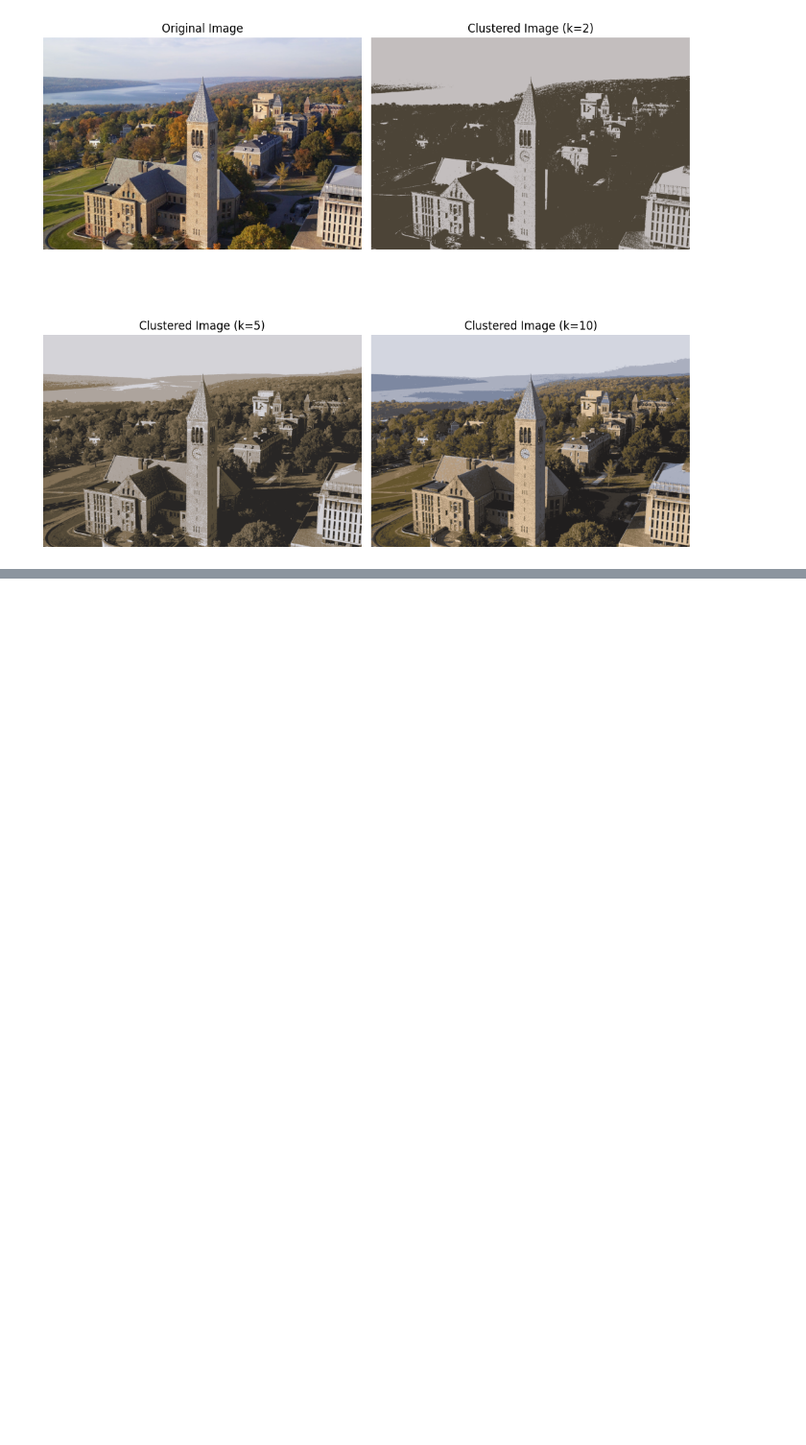
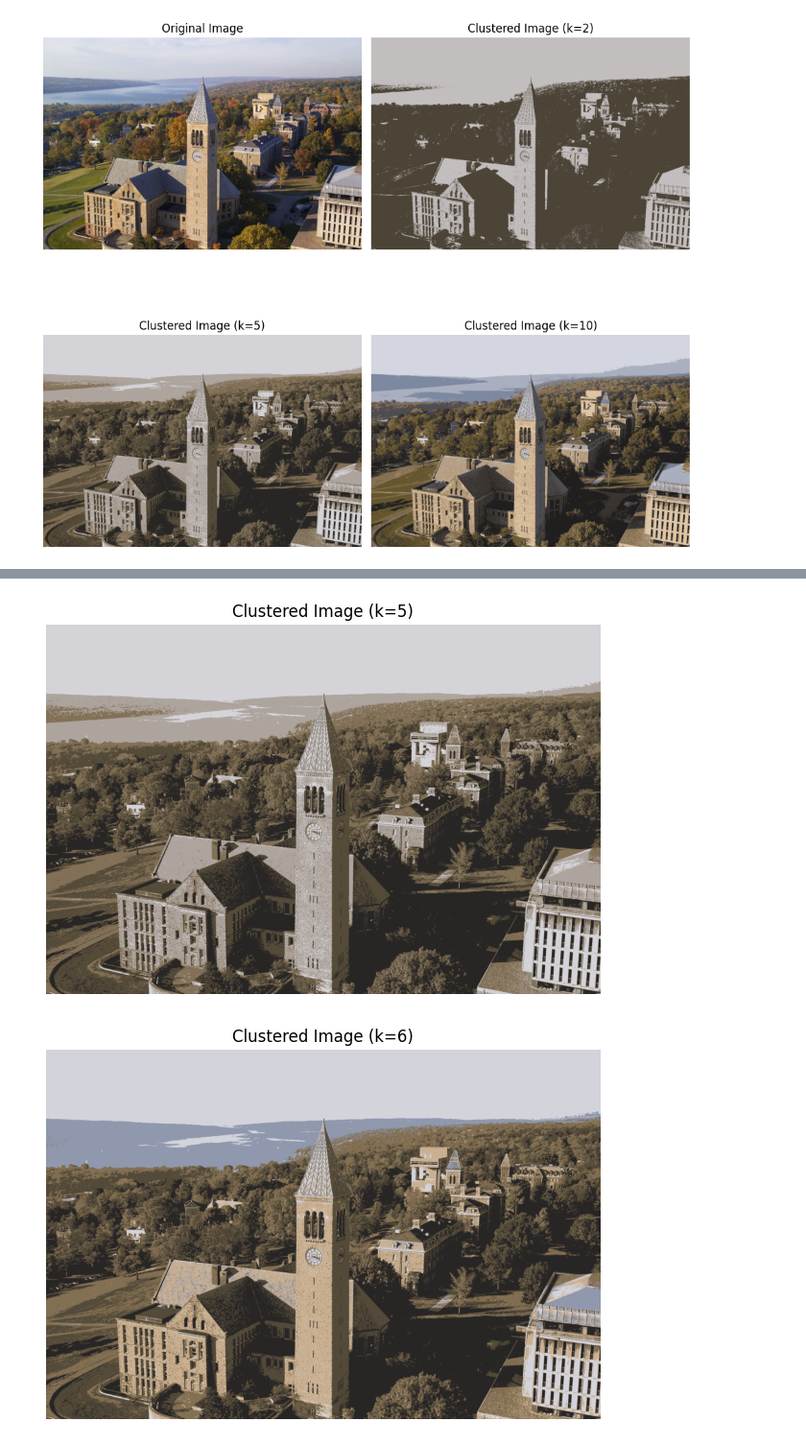
Before and after one commit to Angelina010/image-compression, a Jupyter notebook: image_compression.ipynb, the cells around one changed output, grey strips where cells are left out. Shown at 96% size. Saved outputs shown, nothing was run; the diff lists cells and outputs as text; code cells hidden in the pictures; blank space fills up the shorter version.

```diff
--- a/image_compression.ipynb
+++ b/image_compression.ipynb
@@ -92,3 +44,33 @@ plt.tight_layout()
 plt.show()
 # %% [output]
 [figure]
+# %%
+# This cell displays the original image and clustered images for different values of k in a vertical line
+
+plt.figure(figsize=(10, 5))
+plt.imshow(img)
+plt.title("Original Image")
+plt.axis('off')
+plt.show()
+
+# Adjust to try different k values
+k_values = [2,3,4,5,6]
+
+for k in k_values:
+    kmeans = KMeans(n_clusters=k, n_init=5, random_state=42)
+    kmeans.fit(pixels)
+
+    cluster_centers = kmeans.cluster_centers_
+    labels = kmeans.labels_
+
+    # Replace the RGB value of each pixel with the RGB value of the cluser center
+    # Convert back to original image dimensions
+    # Convert the RGB values to 8-bit integers for valid image representation
+    clustered_img = cluster_centers[labels].reshape(img.shape).astype(np.uint8)
+
+    plt.figure(figsize=(10, 5))
+    plt.imshow(clustered_img)
+    plt.title(f"Clustered Image (k={k})")
+    plt.axis('off')
+    plt.show()
+# %% [output]
@@ -94,0 +81,2 @@ plt.show()
+[figure]
+[figure, new version]
```
Also changed, not shown: parts of 4 cells of this notebook.
